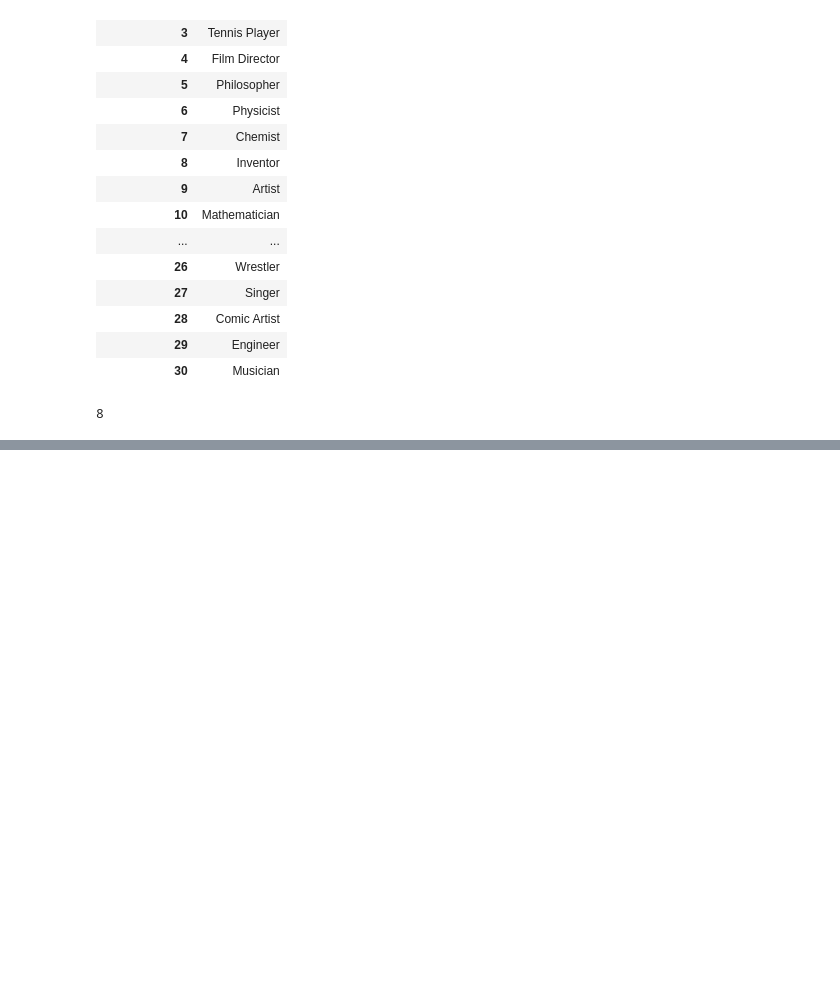
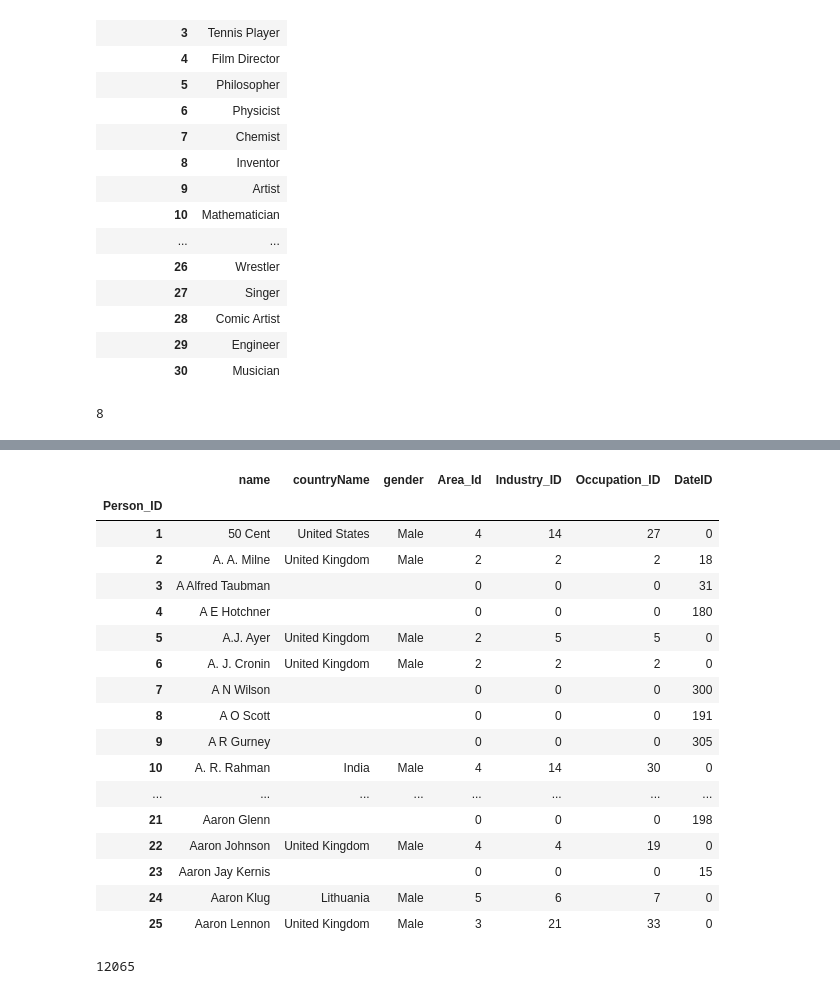
Before and after one commit to jordanwhite268/Zodiac_Analysis, a Jupyter notebook: Zodiac_Analysis.ipynb, the cells around one changed output, grey strips where cells are left out. Saved outputs shown, nothing was run; the diff lists cells and outputs as text; code cells hidden in the pictures; blank space fills up the shorter version.

Commit message:
people table

```diff
--- a/Zodiac_Analysis.ipynb
+++ b/Zodiac_Analysis.ipynb
@@ -549,11 +442,0 @@ peopledf.head(25)
-# %%
-def fill_name(row):
-    if peopledf.isnull(['name']):
-        return row['Firstname'] + ' ' + row['Lastname']
-    else:
-        return row['name']
-
-# Apply the function to the DataFrame
-peopledf['name'] = peopledf.apply(fill_name, axis=1)
-
-peopledf.head(25)
@@ -561,0 +549,47 @@ TypeError: DataFrame.isnull() takes 1 positional argument but 2 were given
+# %%
+#for people with no value in name, combine first name and last name
+def fill_name(row):
+    if pd.isnull(row['name']):
+        return row['FirstName'] + ' ' + row['LastName']
+    else:
+        return row['name']
+# Apply the function to the DataFrame
+peopledf['name'] = peopledf.apply(fill_name, axis=1)
+#CHange ID fields to ints
+peopledf['Industry_ID'] = pd.to_numeric(peopledf['Industry_ID'], errors='coerce')
+peopledf['Industry_ID'] = peopledf['Industry_ID'].fillna(0).astype('int64')
+peopledf['Occupation_ID'] = pd.to_numeric(peopledf['Occupation_ID'], errors='coerce')
+peopledf['Occupation_ID'] = peopledf['Occupation_ID'].fillna(0).astype('int64')
+peopledf['Area_Id'] = pd.to_numeric(peopledf['Area_Id'], errors='coerce')
+peopledf['Area_Id'] = peopledf['Area_Id'].fillna(0).astype('int64')
+peopledf['DateID'] = pd.to_numeric(peopledf['DateID'], errors='coerce')
+peopledf['DateID'] = peopledf['DateID'].fillna(0).astype('int64')
+#fill na with blank
+peopledf = peopledf.fillna('')
+#drop first name and last name
+peopledf = peopledf.drop(columns=['FirstName', 'LastName'])
+peopledf.head(25)
+# %% [output]
+|  | name | countryName | gender | Area_Id | Industry_ID | Occupation_ID | DateID |
+| Person_ID |  |  |  |  |  |  |  |
+| 1 | 50 Cent | United States | Male | 4 | 14 | 27 | 0 |
+| 2 | A. A. Milne | United Kingdom | Male | 2 | 2 | 2 | 18 |
+| 3 | A Alfred Taubman |  |  | 0 | 0 | 0 | 31 |
+| 4 | A E Hotchner |  |  | 0 | 0 | 0 | 180 |
+| 5 | A.J. Ayer | United Kingdom | Male | 2 | 5 | 5 | 0 |
+| 6 | A. J. Cronin | United Kingdom | Male | 2 | 2 | 2 | 0 |
+| 7 | A N Wilson |  |  | 0 | 0 | 0 | 300 |
+| 8 | A O Scott |  |  | 0 | 0 | 0 | 191 |
+| 9 | A R Gurney |  |  | 0 | 0 | 0 | 305 |
+| 10 | A. R. Rahman | India | Male | 4 | 14 | 30 | 0 |
+| ... | ... | ... | ... | ... | ... | ... | ... |
+| 21 | Aaron Glenn |  |  | 0 | 0 | 0 | 198 |
+| 22 | Aaron Johnson | United Kingdom | Male | 4 | 4 | 19 | 0 |
+| 23 | Aaron Jay Kernis |  |  | 0 | 0 | 0 | 15 |
+| 24 | Aaron Klug | Lithuania | Male | 5 | 6 | 7 | 0 |
+| 25 | Aaron Lennon | United Kingdom | Male | 3 | 21 | 33 | 0 |
+# %%
+#write to SQL table
+peopledf.to_sql('People', connection, if_exists='replace')
+# %% [output]
+12065
```
Also changed, not shown: parts of 11 cells of this notebook, 1 other file.
